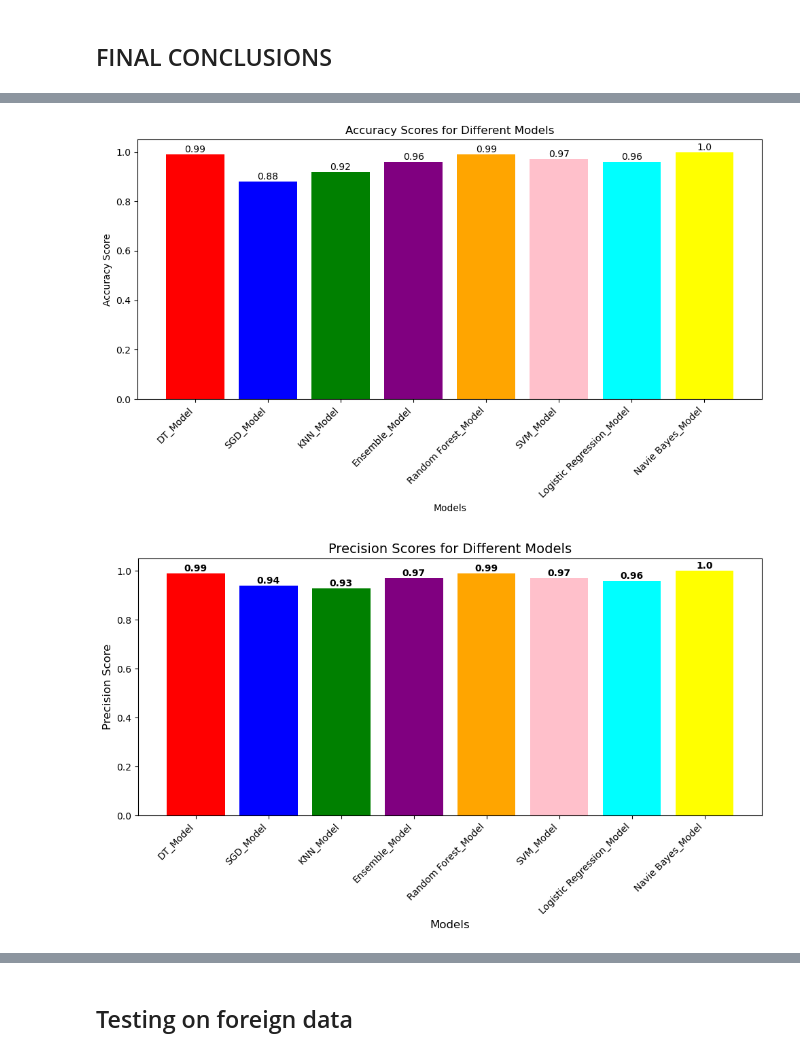
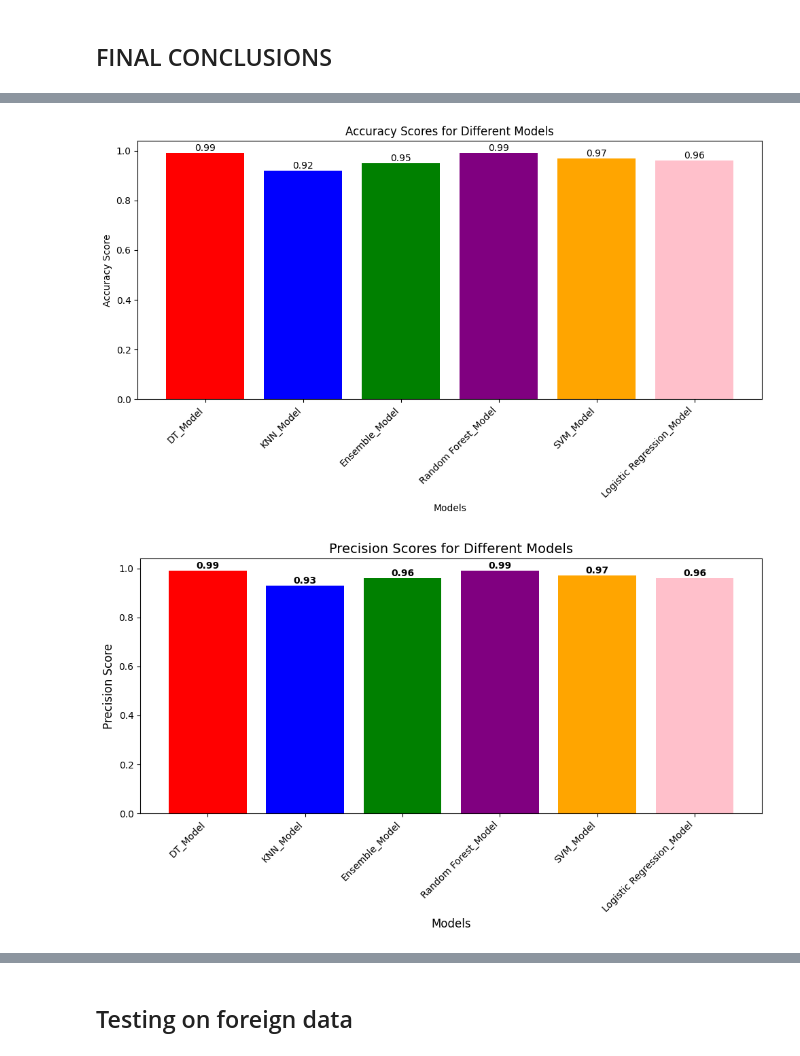
Before and after one commit to CODINGHARI123/Machine-Learning, a Jupyter notebook: Crop_Recommendation.ipynb, the cells around one changed output, grey strips where cells are left out. Saved outputs shown, nothing was run; the diff lists cells and outputs as text; code cells hidden in the pictures.

```diff
--- a/Crop_Recommendation.ipynb
+++ b/Crop_Recommendation.ipynb
@@ -388,3 +405,0 @@ Testing Score: 0.9681818181818181
-# %%
-sgd_classifier = SGDClassifier()
-sgd_classifier.fit(x_train, y_train)
@@ -761,13 +695,12 @@ Testing Score: 0.9954545454545455
 Index=['Accuracy_Score','Precision_Score','Recall_Score','F1_Score','Train_Score','Test_Score']
 # %%
 conclusion = pd.DataFrame({'DT_Model':[dt_accuracy,dt_precision,dt_recall,dt_f1,dt_training_score,dt_testing_score],
-           'SGD_Model':[sgd_accuracy,sgd_precision,sgd_recall,sgd_f1,sgd_training_score,sgd_testing_score],
             'KNN_Model':[kn_accuracy,kn_precision,kn_recall,kn_f1,kn_training_score,kn_testing_score],
             'Ensemble_Model':[en_accuracy,en_precision,en_recall,en_f1,en_training_score,en_testing_score],
             'Random Forest_Model':[rf_accuracy,rf_precision,rf_recall,rf_f1,rf_training_score,rf_testing_score],
             'SVM_Model':[svm_accuracy,svm_precision,svm_recall,svm_f1,svm_training_score,svm_testing_score],
             'Logistic Regression_Model':[lr_accuracy,lr_precision,lr_recall,lr_f1,lr_training_score,lr_testing_score],
-            'Navie Bayes_Model':[nv_accuracy,nv_precision,nv_recall,nv_f1,nv_training_score,nv_testing_score]},index=Index)
+            },index=Index)
 # %%
 summary_of_models=(round(conclusion,2))
 summary_of_models
@@ -782,20 +715,24 @@ summary_of_models
 # %%
 import matplotlib.pyplot as plt
 
-models = ['DT_Model', 'SGD_Model', 'KNN_Model', 'Ensemble_Model', 'Random Forest_Model', 'SVM_Model', 'Logistic Regression_Model', 'Navie Bayes_Model']
+# Create a list of model names
+models = ['DT_Model', 'KNN_Model', 'Ensemble_Model', 'Random Forest_Model', 'SVM_Model', 'Logistic Regression_Model']
+
+# Create a list of accuracy scores
 accuracy_scores = [summary_of_models[model].iloc[0] for model in models]
 colors = [
     'red', 'blue', 'green', 'purple', 'orange',
     'pink', 'cyan', 'yellow'
 ]
 
+# Create the plot
 plt.figure(figsize=(10, 6))
 bars = plt.bar(models, accuracy_scores, color=colors)
 plt.xlabel("Models")
 plt.ylabel("Accuracy Score")
 plt.title("Accuracy Scores for Different Models")
 plt.xticks(rotation=45, ha='right')
-
+# Add data labels above each bar
 for bar, score in zip(bars, accuracy_scores):
     plt.text(bar.get_x() + bar.get_width() / 2, bar.get_height(),
              str(round(score, 2)), ha='center', va='bottom')
@@ -803,39 +740,46 @@ for bar, score in zip(bars, accuracy_scores):
 plt.tight_layout()
 plt.show()
 # %% [output]
-[figure, old version]
+[figure, new version]
 # %%
+# Create a list of model names
+models = [
+    'DT_Model', 'KNN_Model', 'Ensemble_Model',
+    'Random Forest_Model', 'SVM_Model', 'Logistic Regression_Model']
 
-models = [
-    'DT_Model', 'SGD_Model', 'KNN_Model', 'Ensemble_Model',
-    'Random Forest_Model', 'SVM_Model', 'Logistic Regression_Model', 'Navie Bayes_Model'
-]
+# Extract precision scores (assuming precision is stored at `iloc[1]` for each model)
+precision_scores = [summary_of_models[model].iloc[1] for model in models]
 
-
-precision_scores = [summary_of_models[model].iloc[1] for model in models]
+# Define a list of colors (one for each model)
 colors = [
     'red', 'blue', 'green', 'purple', 'orange',
     'pink', 'cyan', 'yellow'
 ]
 
-
+# Create the plot and store the bar objects
 plt.figure(figsize=(10, 6))
 bars = plt.bar(models, precision_scores, color=colors)
+
+# Set axis labels and title
 plt.xlabel("Models", fontsize=12)
 plt.ylabel("Precision Score", fontsize=12)
 plt.title("Precision Scores for Different Models", fontsize=14)
 
-
+# Rotate x-axis labels for better readability
 plt.xticks(rotation=45, ha='right')
 
+# Add data labels above each bar
 for bar, score in zip(bars, precision_scores):
     plt.text(
         bar.get_x() + bar.get_width() / 2, bar.get_height(),
         str(round(score, 2)), ha='center', va='bottom', fontsize=10, fontweight='bold'
     )
 
+# Adjust layout to prevent overlapping
 plt.tight_layout()
+
+# Display the plot
 plt.show()
 # %% [output]
-[figure, old version]
+[figure, new version]
 # %%
```
Also changed, not shown: parts of 74 cells of this notebook.
